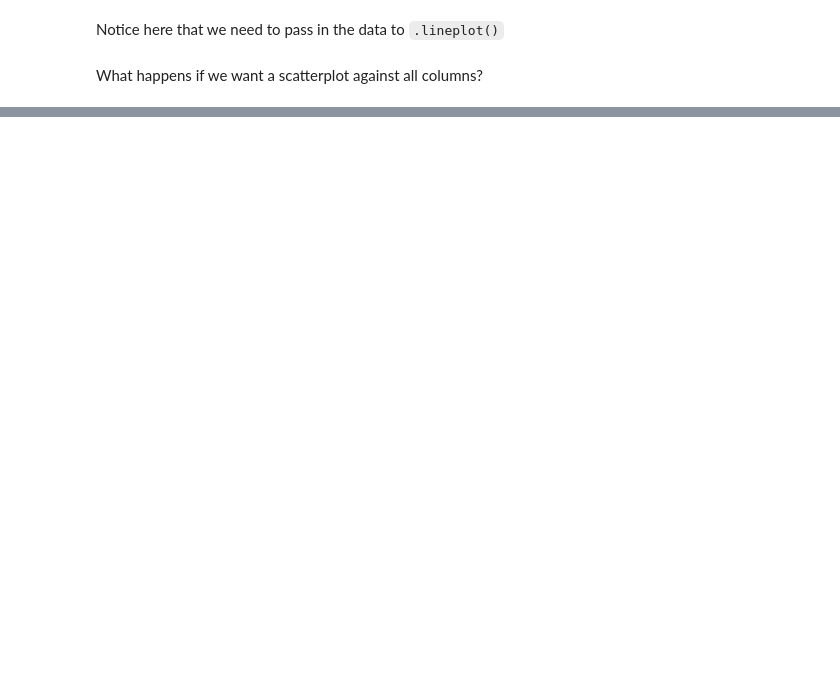
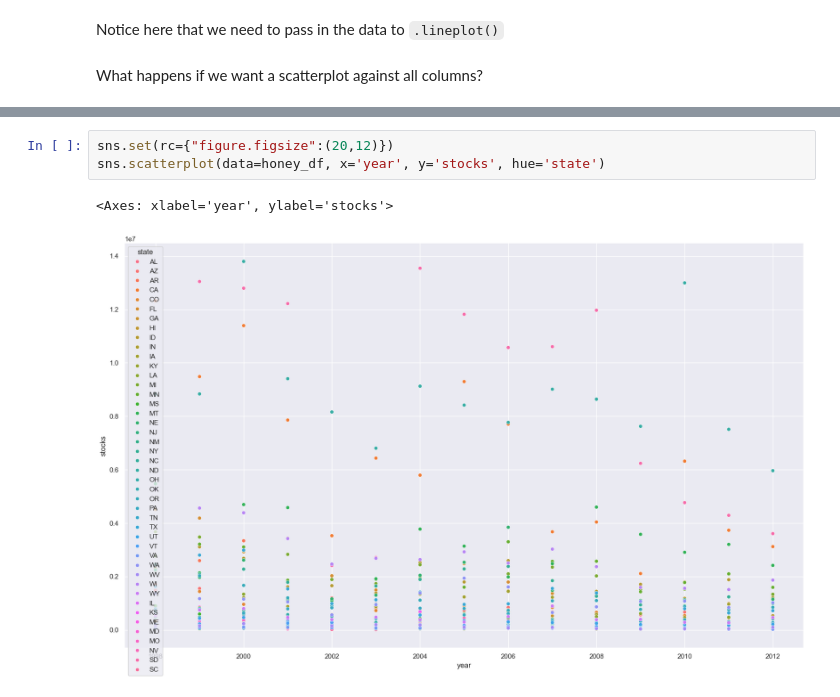
Before and after one commit to jess11233/ITCS3162, a Jupyter notebook: Exercise_-_Pandas_NumPy_Matplotlib-1.ipynb, the cells around one changed output, grey strips where cells are left out. Saved outputs shown, nothing was run; the diff lists cells and outputs as text; blank space fills up the shorter version.

```diff
--- a/Exercise_-_Pandas_NumPy_Matplotlib-1.ipynb
+++ b/Exercise_-_Pandas_NumPy_Matplotlib-1.ipynb
@@ -353,0 +672,6 @@ sns.lineplot(data=honey_df, x='year', y='stocks', hue='state')
+# %%
+sns.set(rc={"figure.figsize":(20,12)})
+sns.scatterplot(data=honey_df, x='year', y='stocks', hue='state')
+# %% [output]
+<Axes: xlabel='year', ylabel='stocks'>
+[figure, added]
```
Also changed, not shown: parts of 49 cells of this notebook, 1 other file.
